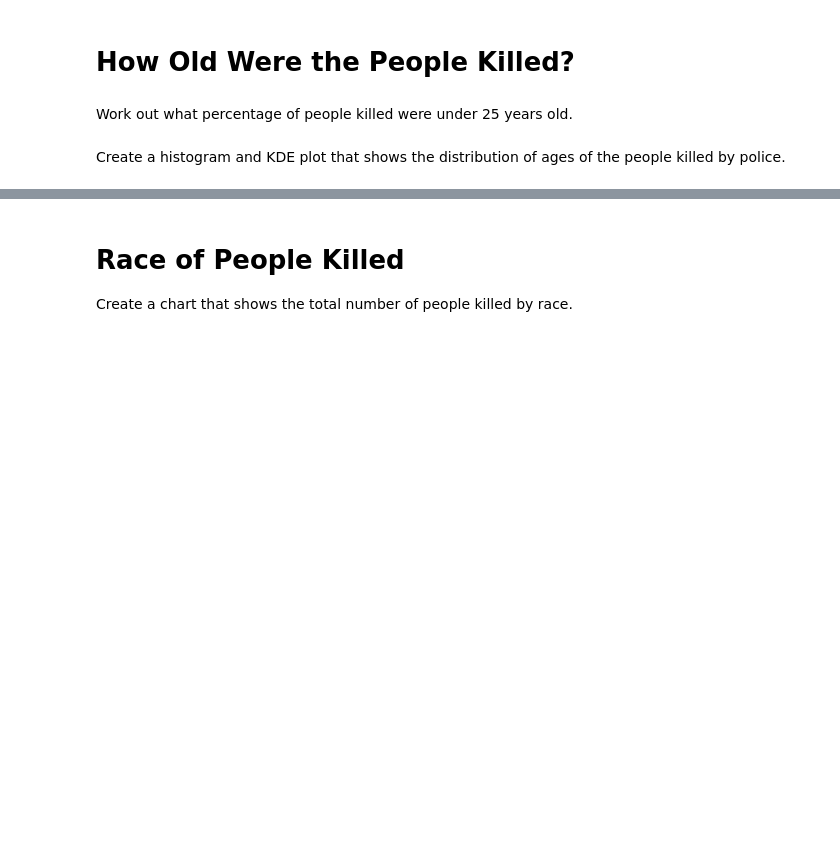
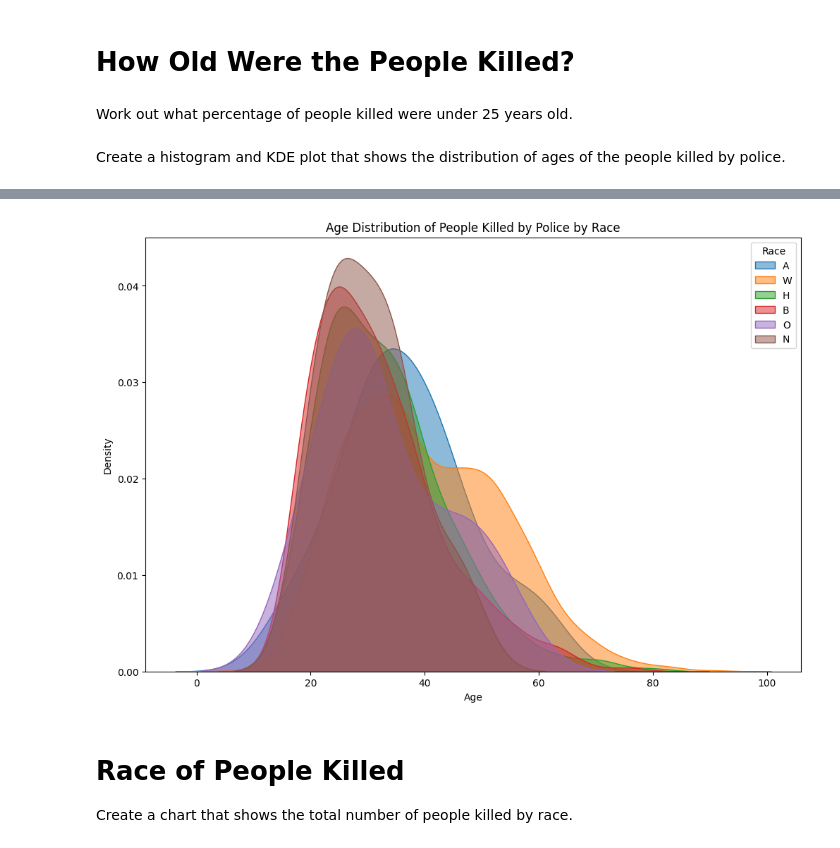
Before and after one commit to Griffin-lubisiaMulemia/Fatal-Force, a Jupyter notebook: Fatal_Force_(start).ipynb, the cells around one changed output, grey strips where cells are left out. Cells and saved outputs as stored; diff of their text form; code cells hidden in the pictures; blank space fills up the shorter version.

```diff
--- a/Fatal_Force_(start).ipynb
+++ b/Fatal_Force_(start).ipynb
@@ -472,3 +496,21 @@ Create a seperate KDE plot for each race. Is there a difference between the dist
+# %%
+# KDE plot for age distribution by race
+plt.figure(figsize=(12, 8))
+races = df_fatalities['race'].dropna().unique()
+for race in races:
+    sns.kdeplot(
+        df_fatalities[df_fatalities['race'] == race]['age'].dropna(),
+        label=race,
+        fill=True,
+        alpha=0.5
+    )
+plt.title('Age Distribution of People Killed by Police by Race')
+plt.xlabel('Age')
+plt.ylabel('Density')
+plt.legend(title='Race')
+plt.show()
+# %% [output]
+[figure, added]
 # %% [markdown]
 # Race of People Killed
 
```
Also changed, not shown: parts of 8 cells of this notebook.
